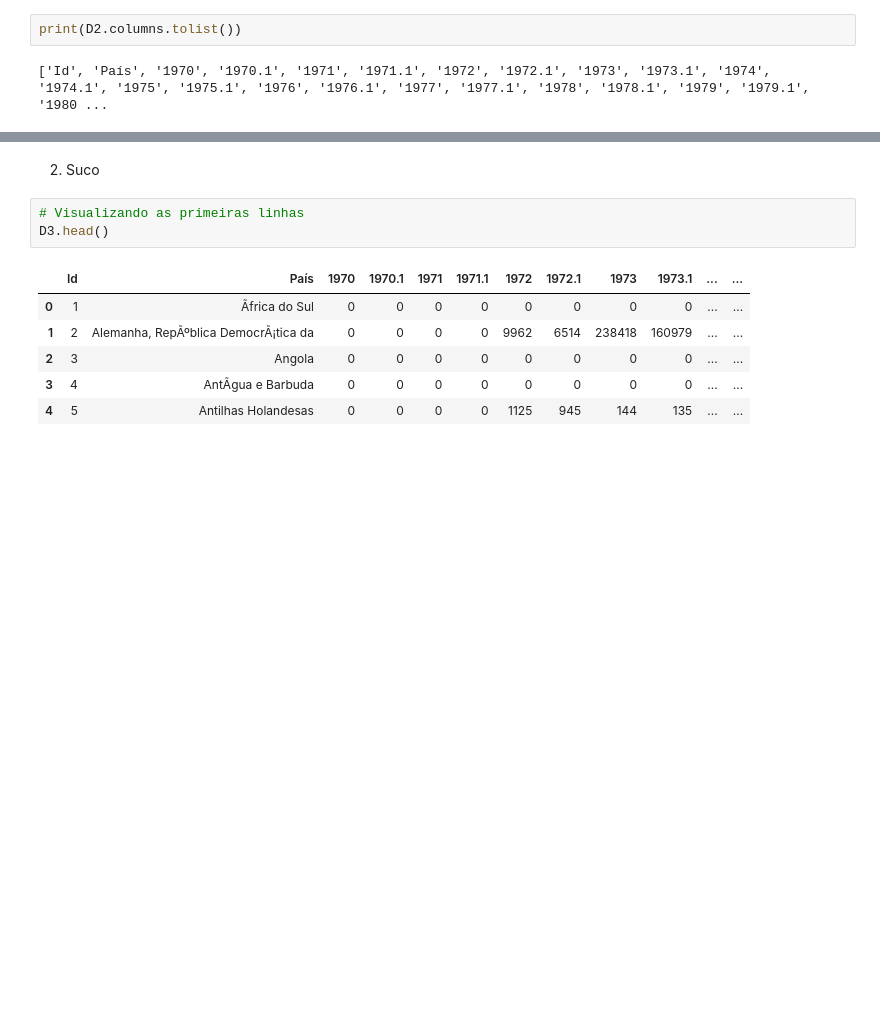
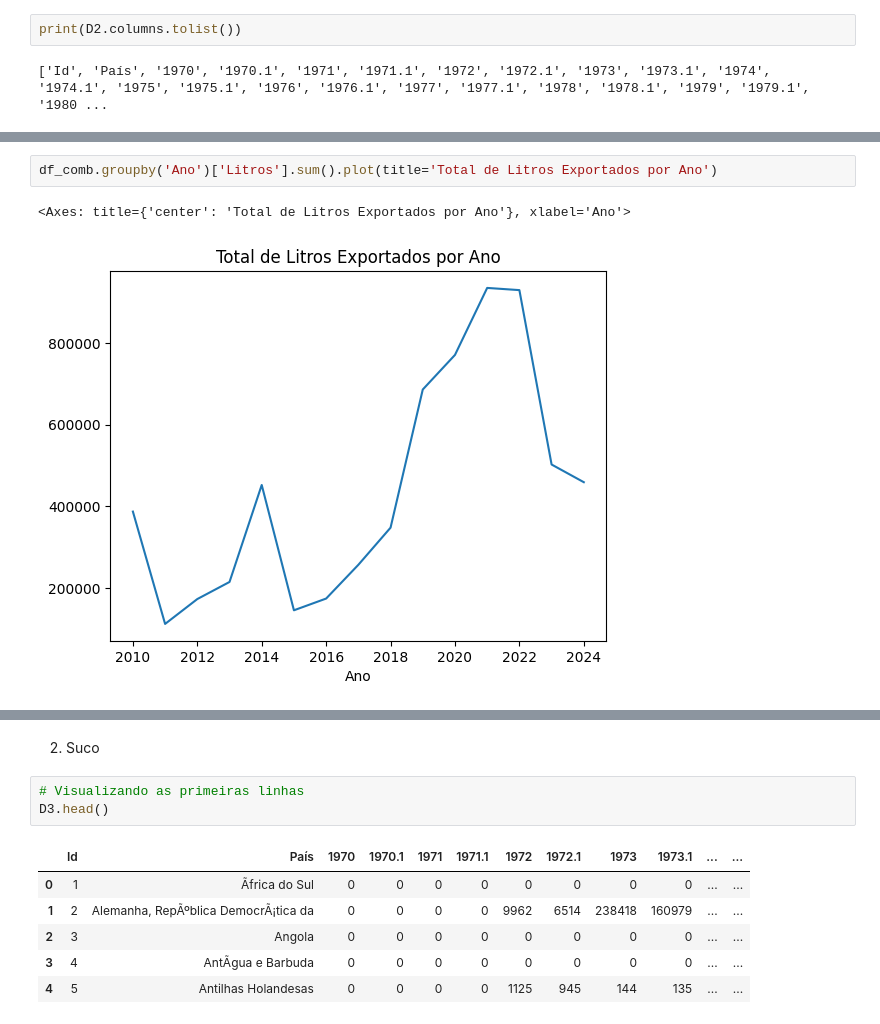
Before and after one commit to jaqueantunes/export_uva, a Jupyter notebook: PosFIAP_Export.ipynb, the cells around one changed output, grey strips where cells are left out. Saved outputs shown, nothing was run; the diff lists cells and outputs as text; blank space fills up the shorter version.

```diff
--- a/PosFIAP_Export.ipynb
+++ b/PosFIAP_Export.ipynb
@@ -309,0 +462,5 @@ plt.show()
+# %%
+df_comb.groupby('Ano')['Litros'].sum().plot(title='Total de Litros Exportados por Ano')
+# %% [output]
+<Axes: title={'center': 'Total de Litros Exportados por Ano'}, xlabel='Ano'>
+[figure, added]
```
Also changed, not shown: parts of 18 cells of this notebook.
